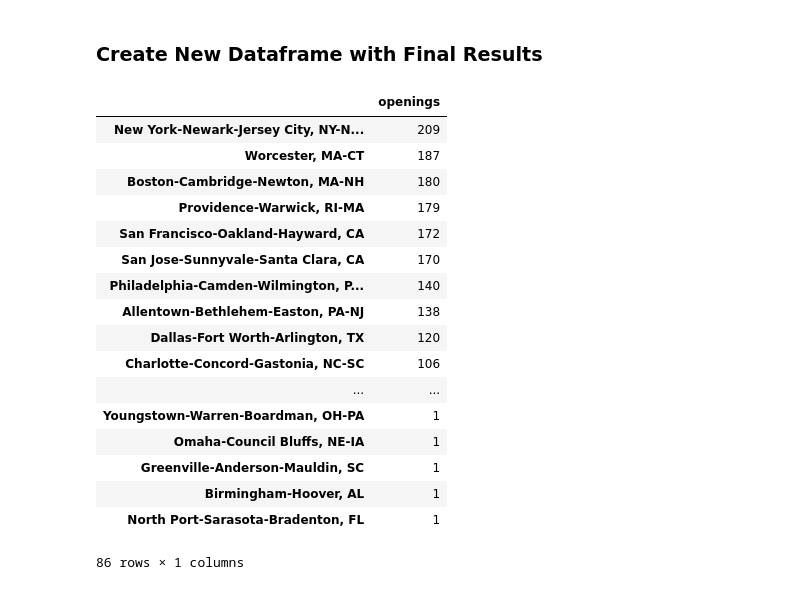
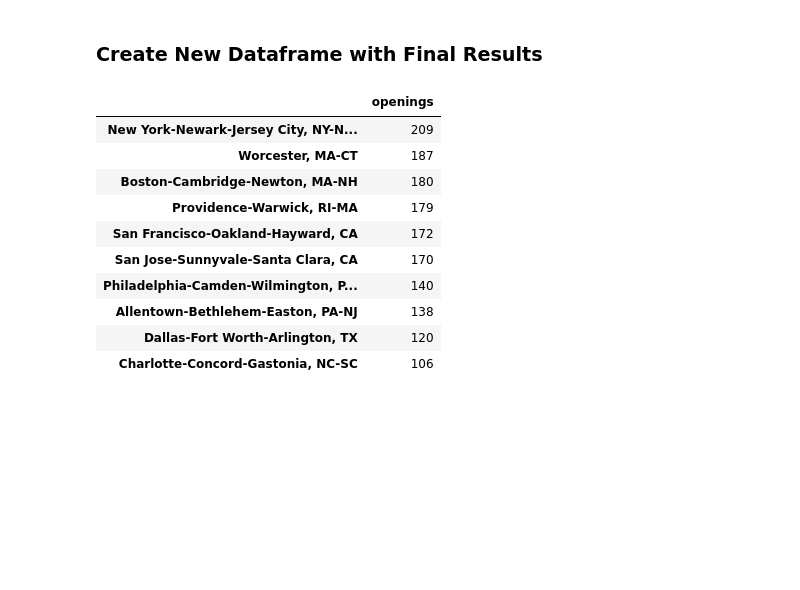
Before and after one commit to laurelkstewart/project_one, a Jupyter notebook: openings_by_metro.ipynb, the cells around one changed output. Saved outputs shown, nothing was run; the diff lists cells and outputs as text; code cells hidden in the pictures; blank space fills up the shorter version.

```diff
--- a/openings_by_metro.ipynb
+++ b/openings_by_metro.ipynb
@@ -114,24 +115,19 @@ for i_pop, r_pop in metro_area_df.iterrows():
 # %%
 openings_by_metro_area_df = pd.DataFrame.from_dict(openings_by_metro_dict, orient='index',
 ...                        columns=['openings'])
-# %%
-openings_by_metro_area_df.sort_values('openings', ascending=False)
-# %% [output]
-|  | openings |
-| New York-Newark-Jersey City, NY-N... | 209 |
-| Worcester, MA-CT | 187 |
-| Boston-Cambridge-Newton, MA-NH | 180 |
-| Providence-Warwick, RI-MA | 179 |
-| San Francisco-Oakland-Hayward, CA | 172 |
-| San Jose-Sunnyvale-Santa Clara, CA | 170 |
-| Philadelphia-Camden-Wilmington, P... | 140 |
-| Allentown-Bethlehem-Easton, PA-NJ | 138 |
-| Dallas-Fort Worth-Arlington, TX | 120 |
-| Charlotte-Concord-Gastonia, NC-SC | 106 |
-| ... | ... |
-| Youngstown-Warren-Boardman, OH-PA | 1 |
-| Omaha-Council Bluffs, NE-IA | 1 |
-| Greenville-Anderson-Mauldin, SC | 1 |
-| Birmingham-Hoover, AL | 1 |
-| North Port-Sarasota-Bradenton, FL | 1 |
-86 rows × 1 columns
+# %%
+# final_openings_df = openings_by_metro_area_df.sort_values('openings', ascending=False)
+top_ten_openings_df = openings_by_metro_area_df.nlargest(10, 'openings')
+top_ten_openings_df
+# %% [output]
+|  | openings |
+| New York-Newark-Jersey City, NY-N... | 209 |
+| Worcester, MA-CT | 187 |
+| Boston-Cambridge-Newton, MA-NH | 180 |
+| Providence-Warwick, RI-MA | 179 |
+| San Francisco-Oakland-Hayward, CA | 172 |
+| San Jose-Sunnyvale-Santa Clara, CA | 170 |
+| Philadelphia-Camden-Wilmington, P... | 140 |
+| Allentown-Bethlehem-Easton, PA-NJ | 138 |
+| Dallas-Fort Worth-Arlington, TX | 120 |
+| Charlotte-Concord-Gastonia, NC-SC | 106 |
```
Also changed, not shown: parts of 3 cells of this notebook.
